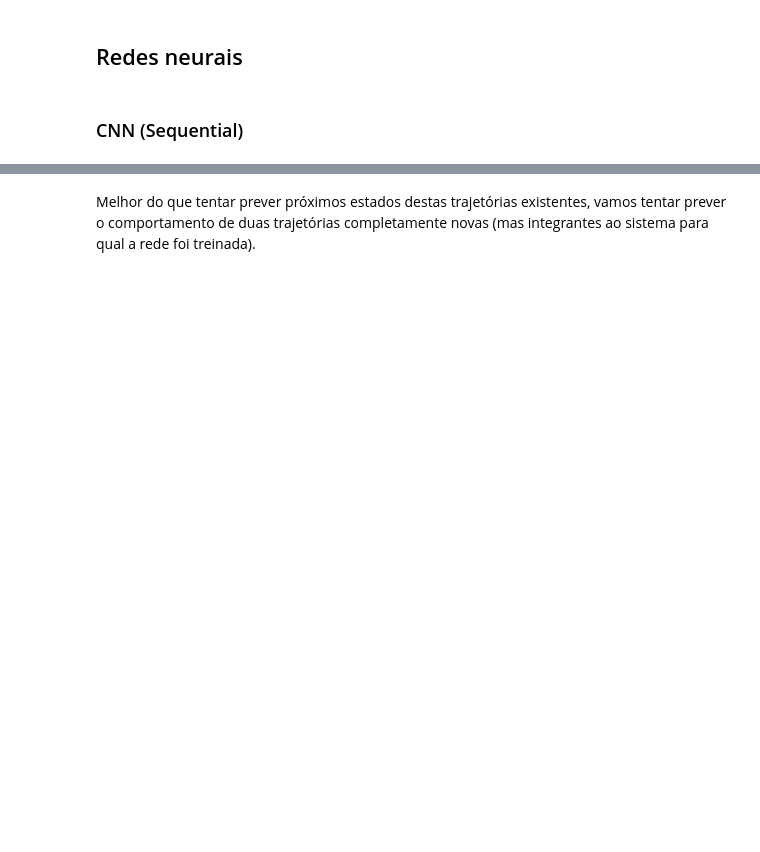
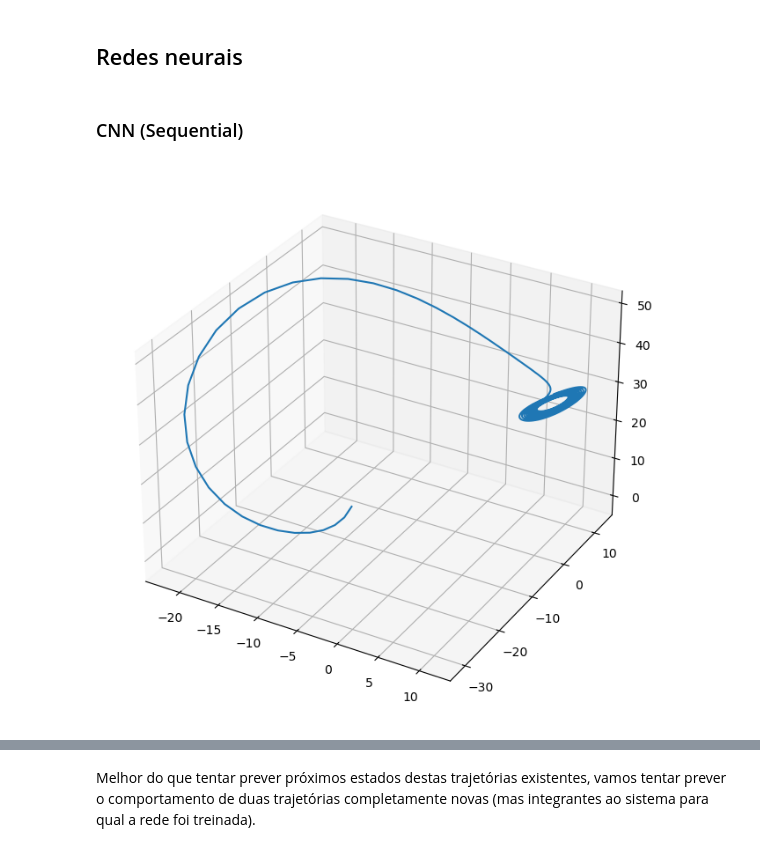
Before and after one commit to Salies/data-driven-des, a Jupyter notebook: testing.ipynb, the cells around one changed output, grey strips where cells are left out. Drawn from its saved outputs; the diff is of its cells as text; code cells hidden in the pictures; blank space fills up the shorter version.

```diff
--- a/testing.ipynb
+++ b/testing.ipynb
@@ -32,6 +31,16 @@ x_t = np.asarray([integrate.odeint(lorenz_deriv, x0_j, t) for x0_j in x0])
 for j in range(100):
     nn_input[j*(len(t)-1):(j+1)*(len(t)-1),:] = x_t[j,:-1,:]
     nn_output[j*(len(t)-1):(j+1)*(len(t)-1),:] = x_t[j,1:,:]
+# %%
+# (100, 801, 3)
+# 100 trajetórias, 801 pontos, 3 dimensões
+# plot de uma trajetória (3d)
+fig = plt.figure(figsize=(12, 8))
+ax = fig.add_subplot(projection='3d')
+ax.plot(x_t[0,:,0], x_t[0,:,1], x_t[0,:,2])
+plt.show()
+# %% [output]
+[figure, added]
 # %%
 net = keras.models.Sequential()
 net.add(layers.Dense(10, input_dim=3, activation='sigmoid'))
```
Also changed, not shown: parts of 16 cells of this notebook, 3 other files.
